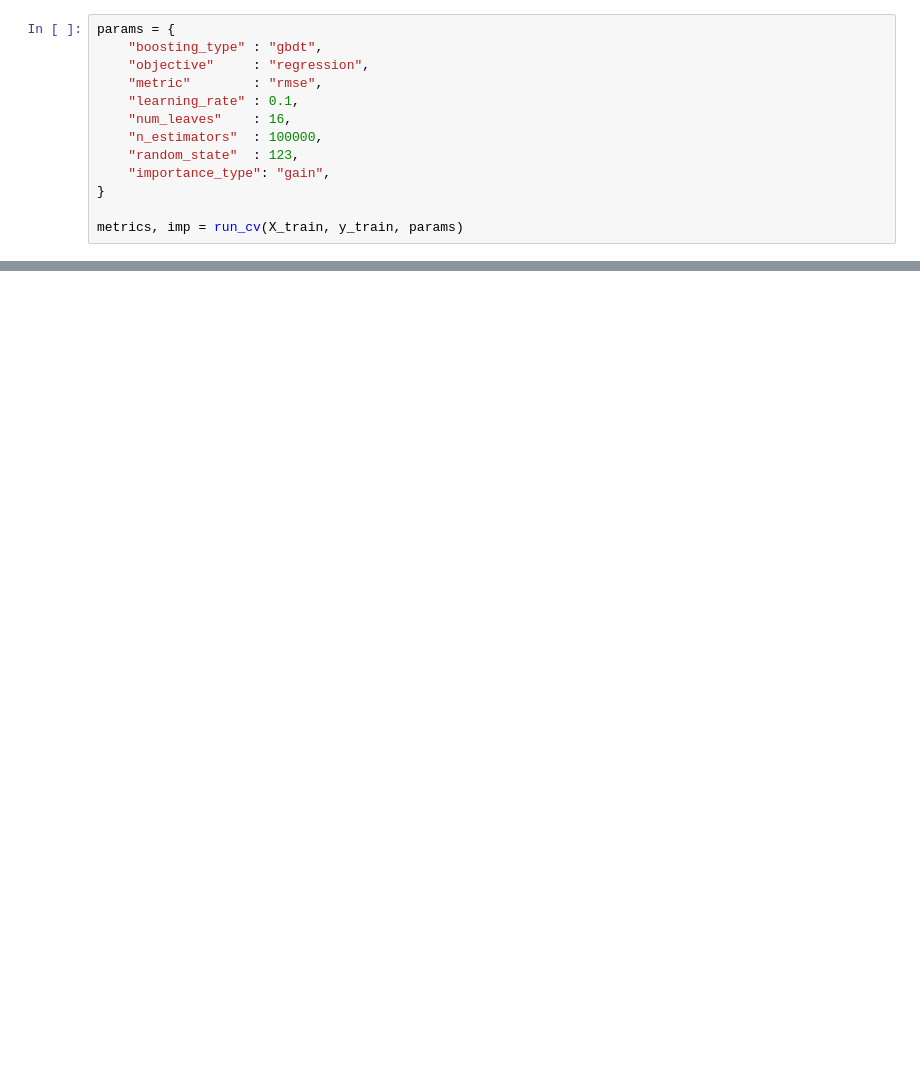
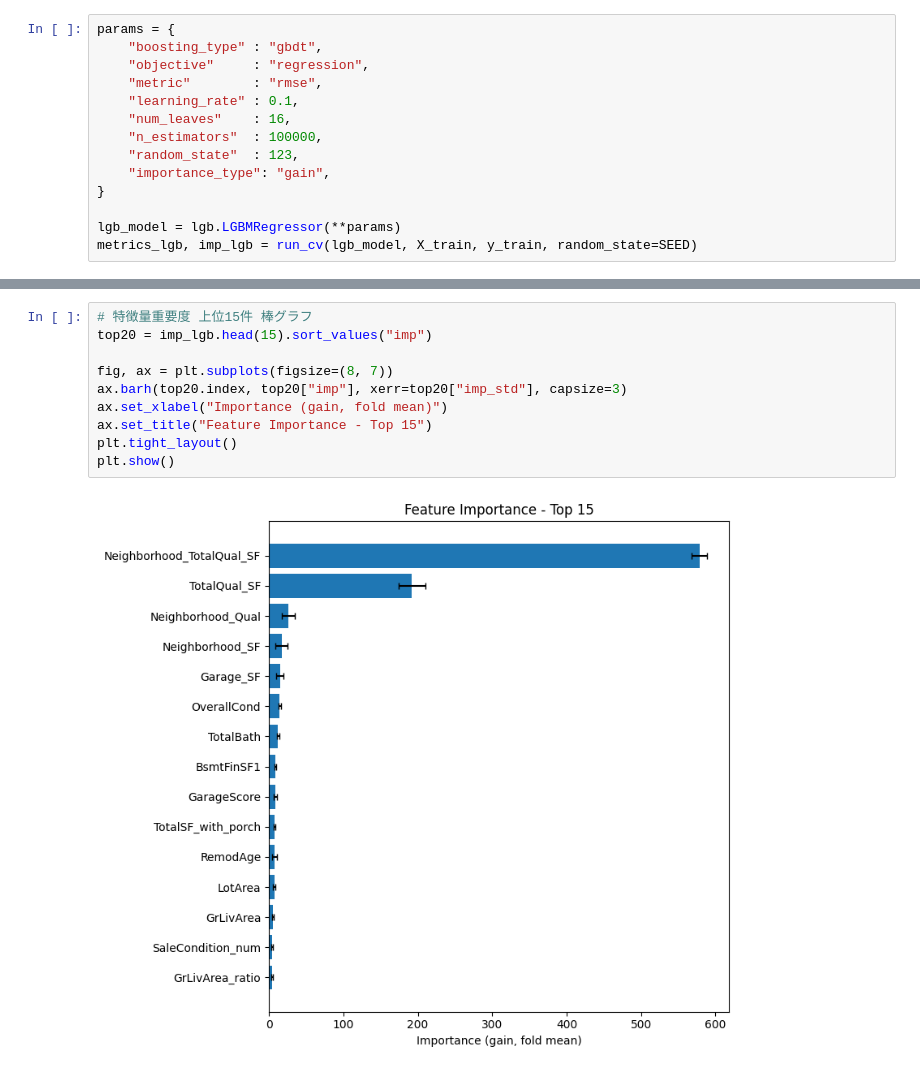
Before and after one commit to minachill/kaggle-house-prices, a Jupyter notebook: notebooks/03_feature_engineering.ipynb, the cells around one changed output, grey strips where cells are left out. Saved outputs shown, nothing was run; the diff lists cells and outputs as text; blank space fills up the shorter version.

```diff
--- a/notebooks/03_feature_engineering.ipynb
+++ b/notebooks/03_feature_engineering.ipynb
@@ -63,5 +260,6 @@ params = {
     "importance_type": "gain",
 }
 
-metrics, imp = run_cv(X_train, y_train, params)
+lgb_model = lgb.LGBMRegressor(**params)
+metrics_lgb, imp_lgb = run_cv(lgb_model, X_train, y_train, random_state=SEED)
 # %% [output]
@@ -105,0 +301,12 @@ imp.head(20)
+# %%
+# 特徴量重要度 上位15件 棒グラフ
+top20 = imp_lgb.head(15).sort_values("imp")
+
+fig, ax = plt.subplots(figsize=(8, 7))
+ax.barh(top20.index, top20["imp"], xerr=top20["imp_std"], capsize=3)
+ax.set_xlabel("Importance (gain, fold mean)")
+ax.set_title("Feature Importance - Top 15")
+plt.tight_layout()
+plt.show()
+# %% [output]
+[figure, added]
```
Also changed, not shown: parts of 25 cells of this notebook.
